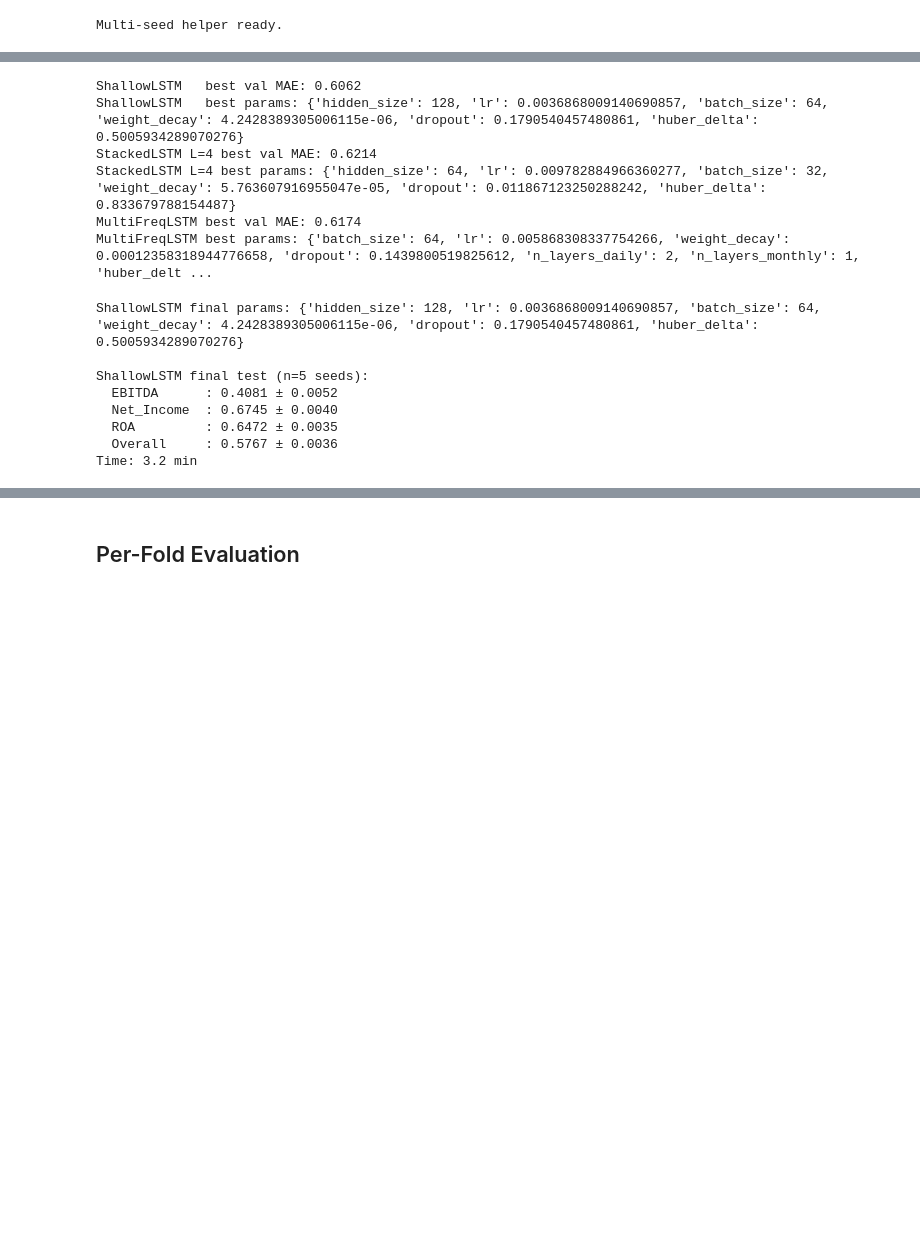
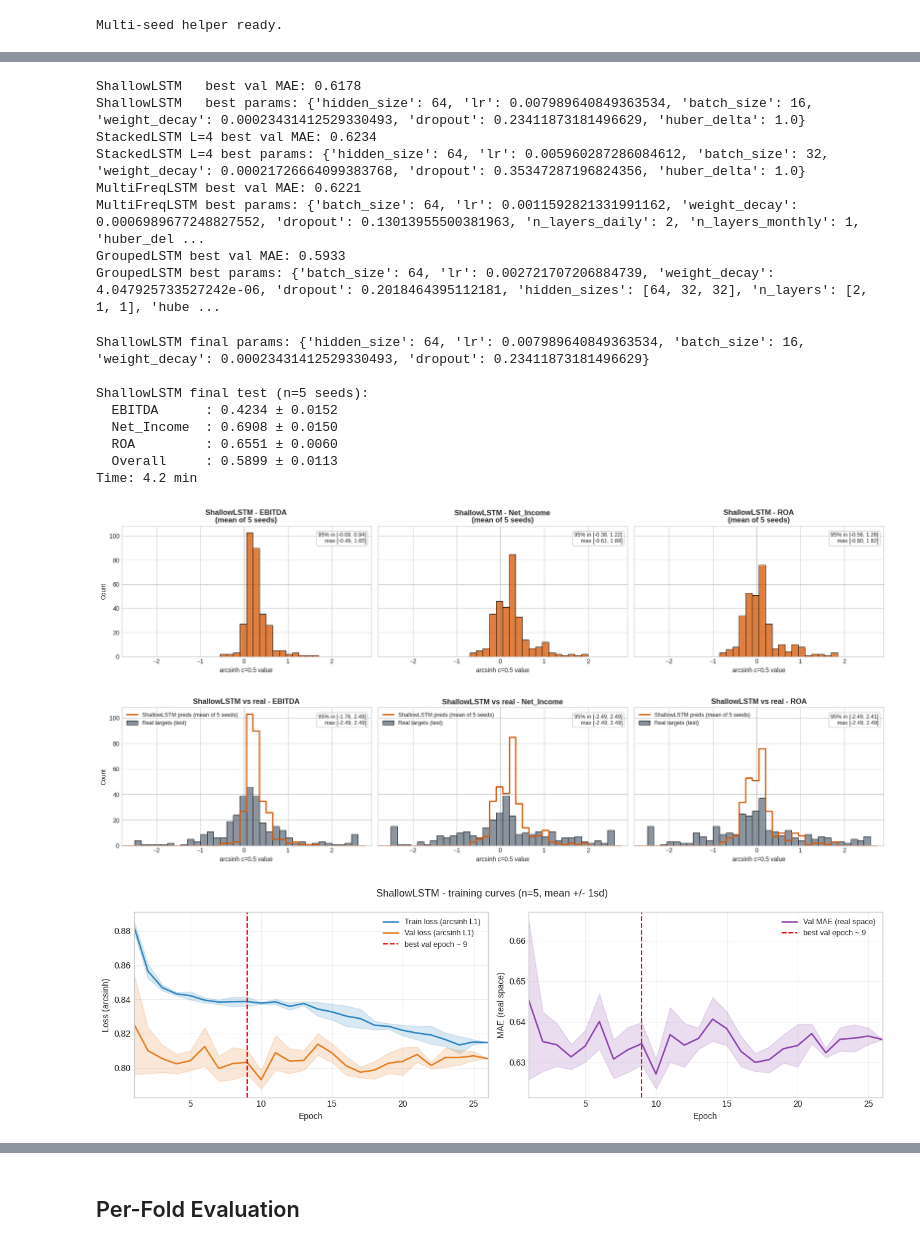
Before and after one commit to dvdbaggio/Mixed-Frequency-Forecasting, a Jupyter notebook: Model/lstm_with_regularization_arcsinh_huber.ipynb, the cells around one changed output, grey strips where cells are left out. Saved outputs shown, nothing was run; the diff lists cells and outputs as text; code cells hidden in the pictures; blank space fills up the shorter version.

```diff
--- a/Model/lstm_with_regularization_arcsinh_huber.ipynb
+++ b/Model/lstm_with_regularization_arcsinh_huber.ipynb
@@ -951,7 +1272,6 @@ study_A = run_optuna(
     seed_trials=[{
         'hidden_size': 128, 'lr': 0.00859001743156823, 'batch_size': 16,
         'weight_decay': 7.262266887516058e-05, 'dropout': 0.05642680822122102,
-        'huber_delta': HUBER_DELTA,
     }],
 )
 print(f"\nShallowLSTM best val MAE: {study_A.best_value:.4f}")
@@ -1147,30 +1734,36 @@ class _OptunaStudyStub:
         self.best_trial = type('TrialStub', (), {'params': dict(best_params)})()
 
 _OPTUNA_RESULTS_A = {
-    'best_value': 0.6062338948249817,
+    'best_value': 0.6178327202796936,
     'best_params': {
-        'hidden_size': 128, 'lr': 0.0036868009140690857, 'batch_size': 64,
-        'weight_decay': 4.2428389305006115e-06, 'dropout': 0.1790540457480861,
-        'huber_delta': 0.5005934289070276,
+        'hidden_size': 64, 'lr': 0.007989640849363534, 'batch_size': 16,
+        'weight_decay': 0.00023431412529330493, 'dropout': 0.23411873181496629, 'huber_delta': 1.0,
     },
 }
 _OPTUNA_RESULTS_B = {
-    'best_value': 0.6213991045951843,
+    'best_value': 0.6233630776405334,
     'best_params': {
-        'hidden_size': 64, 'lr': 0.009782884966360277, 'batch_size': 32,
-        'weight_decay': 5.763607916955047e-05, 'dropout': 0.011867123250288242,
-        'huber_delta': 0.833679788154487,
+        'hidden_size': 64, 'lr': 0.005960287286084612, 'batch_size': 32,
+        'weight_decay': 0.00021726664099383768, 'dropout': 0.35347287196824356, 'huber_delta': 1.0,
     },
 }
 _OPTUNA_RESULTS_C = {
-    'best_value': 0.6173999309539795,
+    'best_value': 0.6221242547035217,
     'best_params': {
-        'batch_size': 64, 'lr': 0.005868308337754266,
-        'weight_decay': 0.00012358318944776658, 'dropout': 0.1439800519825612,
-        'n_layers_daily': 2, 'n_layers_monthly': 1,
-        'huber_delta': 1.0,
+        'batch_size': 64, 'lr': 0.0011592821331991162,
+        'weight_decay': 0.0006989677248827552, 'dropout': 0.13013955500381963,
+        'n_layers_daily': 2, 'n_layers_monthly': 1, 'huber_delta': 1.0,
     },
 }
+
+_OPTUNA_RESULTS_D = {
+    'best_value': 0.5933446288108826,
+    'best_params': {
+        'batch_size': 64, 'lr': 0.002721707206884739, 'weight_decay': 4.047925733527242e-06, 'dropout': 0.2018464395112181,
+        'hidden_sizes': [64, 32, 32], 'n_layers': [2, 1, 1], 'huber_delta': 0.3254060547442362,
+    },
+}
+
 
 if 'study_A' not in globals():
     study_A = _OptunaStudyStub(_OPTUNA_RESULTS_A['best_value'], _OPTUNA_RESULTS_A['best_params'])
@@ -1179,13 +1772,18 @@ if 'study_B' not in globals():
 if 'study_C' not in globals():
     study_C = _OptunaStudyStub(_OPTUNA_RESULTS_C['best_value'], _OPTUNA_RESULTS_C['best_params'])
 
+if 'study_D' not in globals():
+    study_D = _OptunaStudyStub(_OPTUNA_RESULTS_D['best_value'], _OPTUNA_RESULTS_D['best_params'])
 params_A = study_A.best_trial.params
 params_B = study_B.best_trial.params
 params_C = study_C.best_trial.params
+params_D = study_D.best_trial.params
 print(f"ShallowLSTM    best val MAE: {study_A.best_value:.4f}")
 print(f"ShallowLSTM    best params: {params_A}")
 print(f"StackedLSTM L=4 best val MAE: {study_B.best_value:.4f}")
 print(f"StackedLSTM L=4 best params: {params_B}")
 print(f"MultiFreqLSTM best val MAE: {study_C.best_value:.4f}")
 print(f"MultiFreqLSTM best params: {params_C}")
+print(f"GroupedLSTM best val MAE: {study_D.best_value:.4f}")
+print(f"GroupedLSTM best params: {params_D}")
 # %% [output]
@@ -1200,6 +1800,7 @@ _STUDY_STUBS = {
     "study_A": _OPTUNA_RESULTS_A,
     "study_B": _OPTUNA_RESULTS_B,
     "study_C": _OPTUNA_RESULTS_C,
+    "study_D": _OPTUNA_RESULTS_D,
 }
 for _sn in _STUDY_STUBS:
     if _sn not in globals():
@@ -1209,40 +1810,52 @@ for _sn in _STUDY_STUBS:
 params_A = study_A.best_trial.params
 params_B = study_B.best_trial.params
 params_C = study_C.best_trial.params
+params_D = study_D.best_trial.params
 print(f"ShallowLSTM   best val MAE: {study_A.best_value:.4f}")
 print(f"ShallowLSTM   best params: {params_A}")
 print(f"StackedLSTM L=4 best val MAE: {study_B.best_value:.4f}")
 print(f"StackedLSTM L=4 best params: {params_B}")
 print(f"MultiFreqLSTM best val MAE: {study_C.best_value:.4f}")
 print(f"MultiFreqLSTM best params: {params_C}")
+print(f"GroupedLSTM best val MAE: {study_D.best_value:.4f}")
+print(f"GroupedLSTM best params: {params_D}")
 # %% [output]
-ShallowLSTM   best val MAE: 0.6062
-ShallowLSTM   best params: {'hidden_size': 128, 'lr': 0.0036868009140690857, 'batch_size': 64, 'weight_decay': 4.2428389305006115e-06, 'dropout': 0.1790540457480861, 'huber_delta': 0.5005934289070276}
-StackedLSTM L=4 best val MAE: 0.6214
-StackedLSTM L=4 best params: {'hidden_size': 64, 'lr': 0.009782884966360277, 'batch_size': 32, 'weight_decay': 5.763607916955047e-05, 'dropout': 0.011867123250288242, 'huber_delta': 0.833679788154487}
-MultiFreqLSTM best val MAE: 0.6174
-MultiFreqLSTM best params: {'batch_size': 64, 'lr': 0.005868308337754266, 'weight_decay': 0.00012358318944776658, 'dropout': 0.1439800519825612, 'n_layers_daily': 2, 'n_layers_monthly': 1, 'huber_delt ...
+ShallowLSTM   best val MAE: 0.6178
+ShallowLSTM   best params: {'hidden_size': 64, 'lr': 0.007989640849363534, 'batch_size': 16, 'weight_decay': 0.00023431412529330493, 'dropout': 0.23411873181496629, 'huber_delta': 1.0}
+StackedLSTM L=4 best val MAE: 0.6234
+StackedLSTM L=4 best params: {'hidden_size': 64, 'lr': 0.005960287286084612, 'batch_size': 32, 'weight_decay': 0.00021726664099383768, 'dropout': 0.35347287196824356, 'huber_delta': 1.0}
+MultiFreqLSTM best val MAE: 0.6221
+MultiFreqLSTM best params: {'batch_size': 64, 'lr': 0.0011592821331991162, 'weight_decay': 0.0006989677248827552, 'dropout': 0.13013955500381963, 'n_layers_daily': 2, 'n_layers_monthly': 1, 'huber_del ...
+GroupedLSTM best val MAE: 0.5933
+GroupedLSTM best params: {'batch_size': 64, 'lr': 0.002721707206884739, 'weight_decay': 4.047925733527242e-06, 'dropout': 0.2018464395112181, 'hidden_sizes': [64, 32, 32], 'n_layers': [2, 1, 1], 'hube ...
 # %%
 params_A = study_A.best_trial.params
 print(f"ShallowLSTM final params: {params_A}")
 def make_A(params):
     return make_shallow_mtl(train_data, val_data, params, selected_indices)
 _t0 = _time.time()
-results_A, test_res_A = run_n_seeded_final_mtl(make_A, params_A, n_seeds=N_FINAL_SEEDS)
+results_A, test_res_A, preds_A, hist_A = run_n_seeded_final_mtl(make_A, params_A, n_seeds=N_FINAL_SEEDS)
 print(f"\nShallowLSTM final test (n={N_FINAL_SEEDS} seeds):")
 for k in PREDICTION_TARGETS + ["Overall"]:
     vals = results_A[k]
     print(f"  {k:12s}: {np.mean(vals):.4f} ± {np.std(vals):.4f}")
 print(f"Time: {(_time.time()-_t0)/60:.1f} min")
+
+plot_prediction_distributions(preds_A, "ShallowLSTM")
+plot_predictions_vs_targets(preds_A, "ShallowLSTM")
+plot_training_curves(hist_A, "ShallowLSTM")
 # %% [output]
-ShallowLSTM final params: {'hidden_size': 128, 'lr': 0.0036868009140690857, 'batch_size': 64, 'weight_decay': 4.2428389305006115e-06, 'dropout': 0.1790540457480861, 'huber_delta': 0.5005934289070276}
+ShallowLSTM final params: {'hidden_size': 64, 'lr': 0.007989640849363534, 'batch_size': 16, 'weight_decay': 0.00023431412529330493, 'dropout': 0.23411873181496629}
 
 ShallowLSTM final test (n=5 seeds):
-  EBITDA      : 0.4081 ± 0.0052
-  Net_Income  : 0.6745 ± 0.0040
-  ROA         : 0.6472 ± 0.0035
-  Overall     : 0.5767 ± 0.0036
-Time: 3.2 min
+  EBITDA      : 0.4234 ± 0.0152
+  Net_Income  : 0.6908 ± 0.0150
+  ROA         : 0.6551 ± 0.0060
+  Overall     : 0.5899 ± 0.0113
+Time: 4.2 min
+[figure, added]
+[figure, added]
+[figure, added]
 # %%
 params_B = study_B.best_trial.params
 print(f"StackedLSTM L=4 final params: {params_B}")
```
Also changed, not shown: parts of 34 cells of this notebook, 1 other file.
